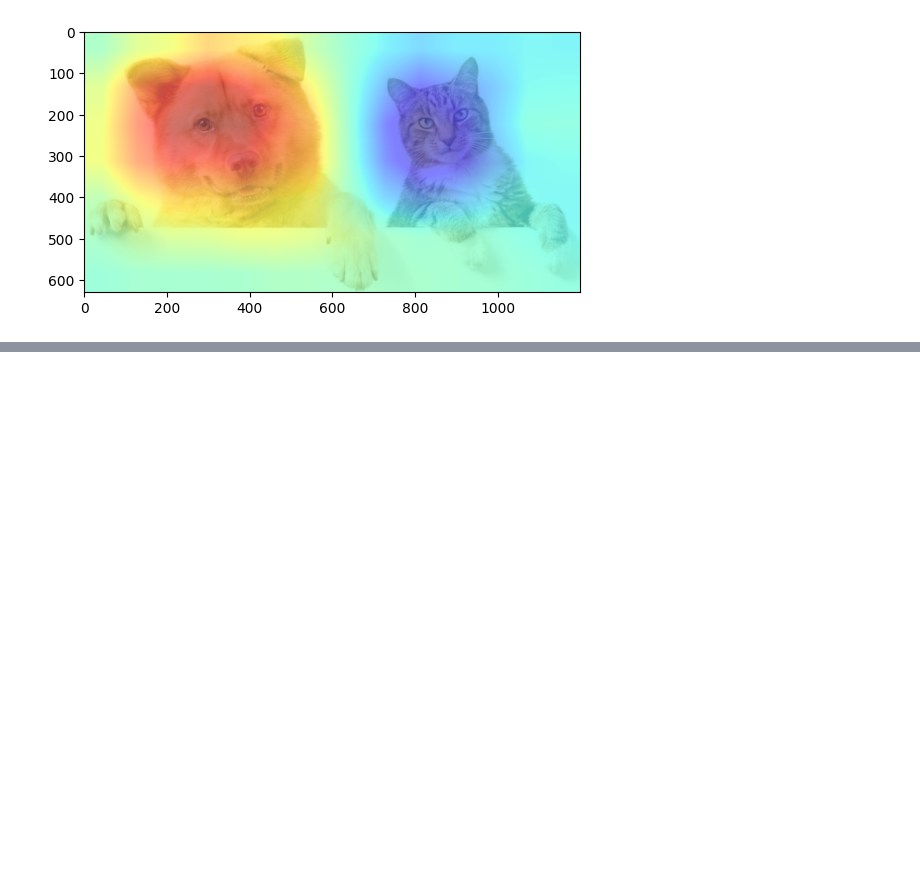
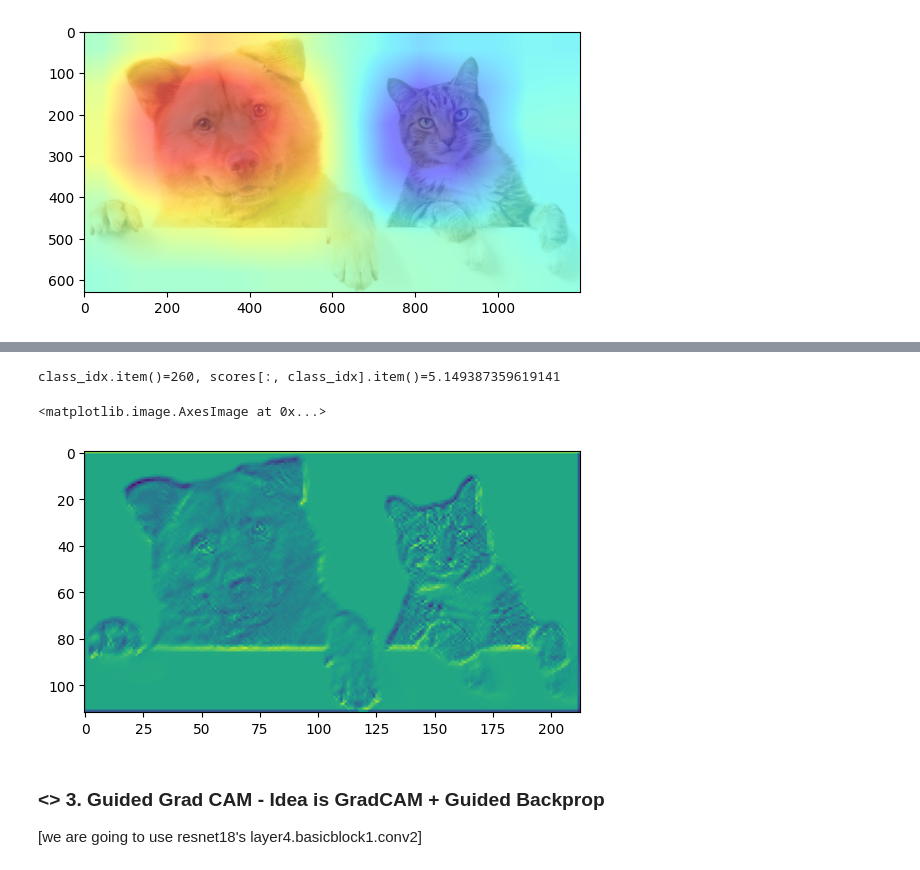
Before and after one commit to tutorials101/gradCAM, a Jupyter notebook: saliency_maps.ipynb, the cells around one changed output, grey strips where cells are left out. Cells and saved outputs as stored; diff of their text form; code cells hidden in the pictures; blank space fills up the shorter version.

```diff
--- a/saliency_maps.ipynb
+++ b/saliency_maps.ipynb
@@ -258,0 +267,12 @@ plt.imshow(cv2.resize(gradcam, img.size), alpha=0.5, cmap='jet')
+# %%
+# Let's try an arbitrary layer -> net.conv1, the first conv layer
+gradcam = get_gradcam(input.unsqueeze(0), net.conv1, 260) #
+plt.imshow(gradcam)
+# %% [output]
+class_idx.item()=260, scores[:, class_idx].item()=5.149387359619141
+<matplotlib.image.AxesImage at 0x...>
+[figure, added]
+# %% [markdown]
+### <> **3. Guided Grad CAM** - Idea is GradCAM + Guided Backprop
+
+[we are going to use resnet18's layer4.basicblock1.conv2]
```
Also changed, not shown: parts of 2 cells of this notebook.
